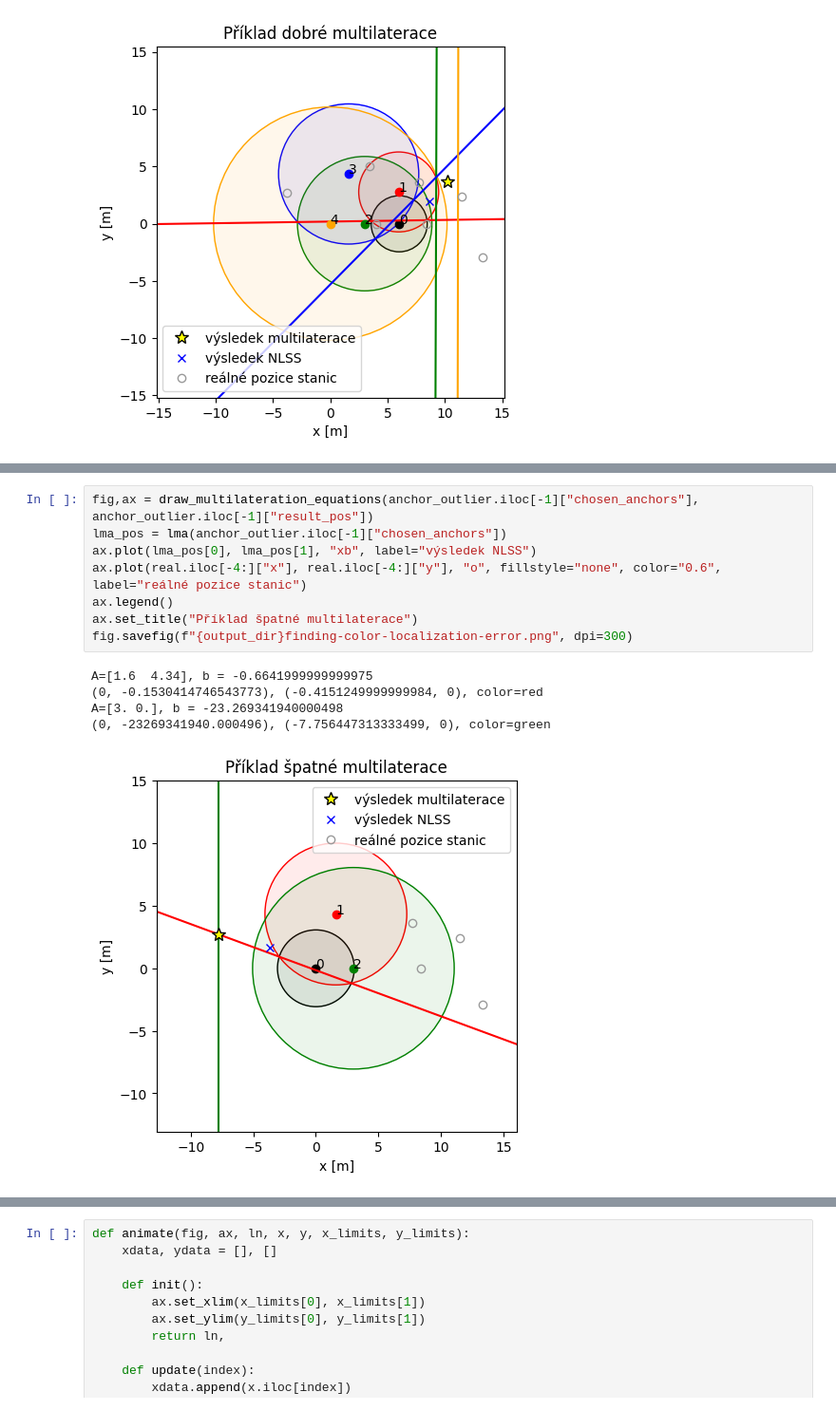
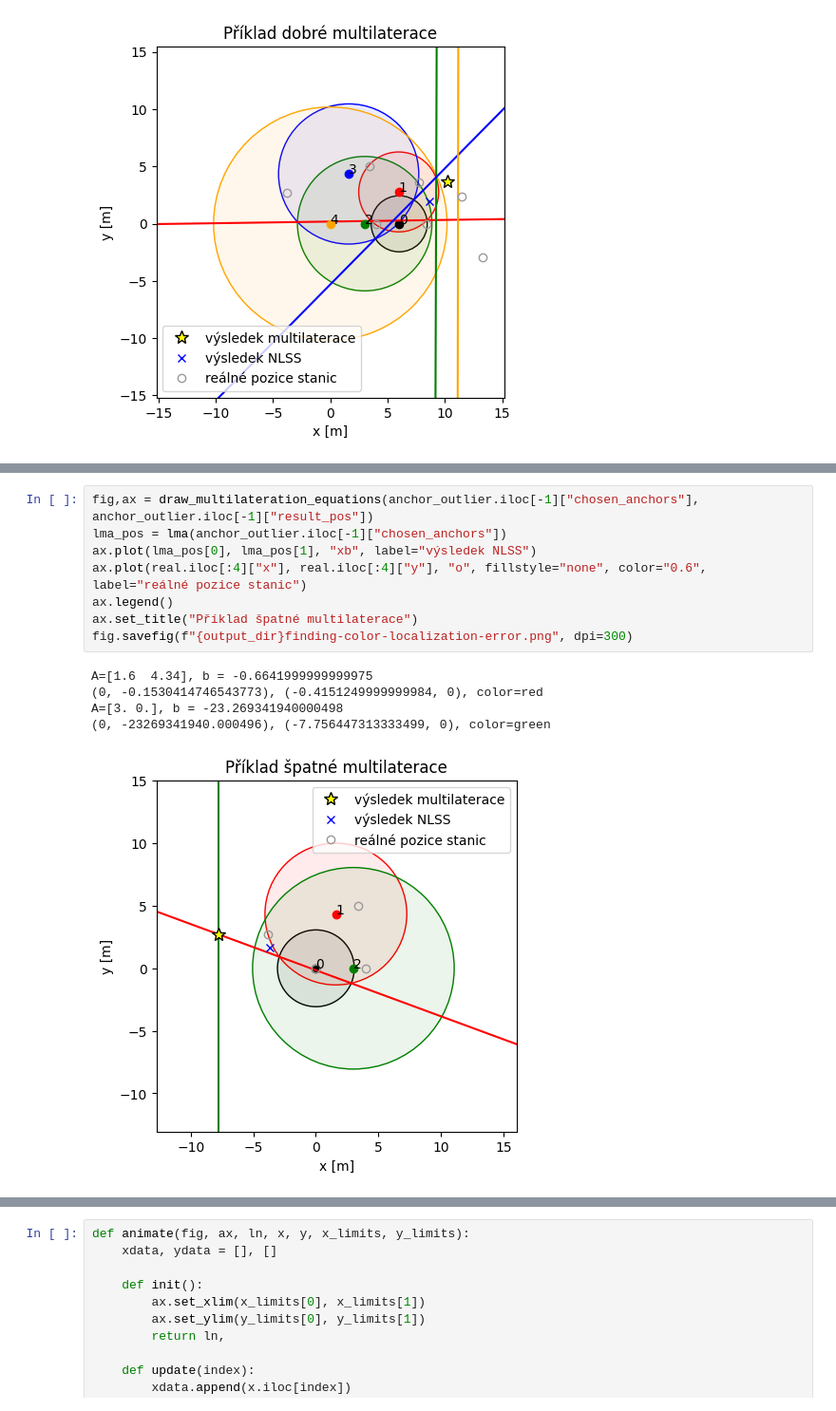
Before and after one commit to danielkurek/imf, a Jupyter notebook: result/plot-locations.ipynb, the cells around one changed output, grey strips where cells are left out. Shown at 95% size. Drawn from its saved outputs; the diff is of its cells as text.

```diff
--- a/result/plot-locations.ipynb
+++ b/result/plot-locations.ipynb
@@ -197,14 +199,14 @@ anchor_outlier.shape=(31, 6)
 # %%
 fig,ax = draw_multilateration_equations(anchor_outlier.iloc[-1]["chosen_anchors"], anchor_outlier.iloc[-1]["result_pos"])
 lma_pos = lma(anchor_outlier.iloc[-1]["chosen_anchors"])
 ax.plot(lma_pos[0], lma_pos[1], "xb", label="výsledek NLSS")
-ax.plot(real.iloc[-4:]["x"], real.iloc[-4:]["y"], "o", fillstyle="none", color="0.6", label="reálné pozice stanic")
+ax.plot(real.iloc[:4]["x"], real.iloc[:4]["y"], "o", fillstyle="none", color="0.6", label="reálné pozice stanic")
 ax.legend()
 ax.set_title("Příklad špatné multilaterace")
 fig.savefig(f"{output_dir}finding-color-localization-error.png", dpi=300)
 # %% [output]
 A=[1.6  4.34], b = -0.6641999999999975
 (0, -0.1530414746543773), (-0.4151249999999984, 0), color=red
 A=[3. 0.], b = -23.269341940000498
 (0, -23269341940.000496), (-7.756447313333499, 0), color=green
-[figure, old version]
+[figure, new version]
```
Also changed, not shown: parts of 7 cells of this notebook, 3 other files.
